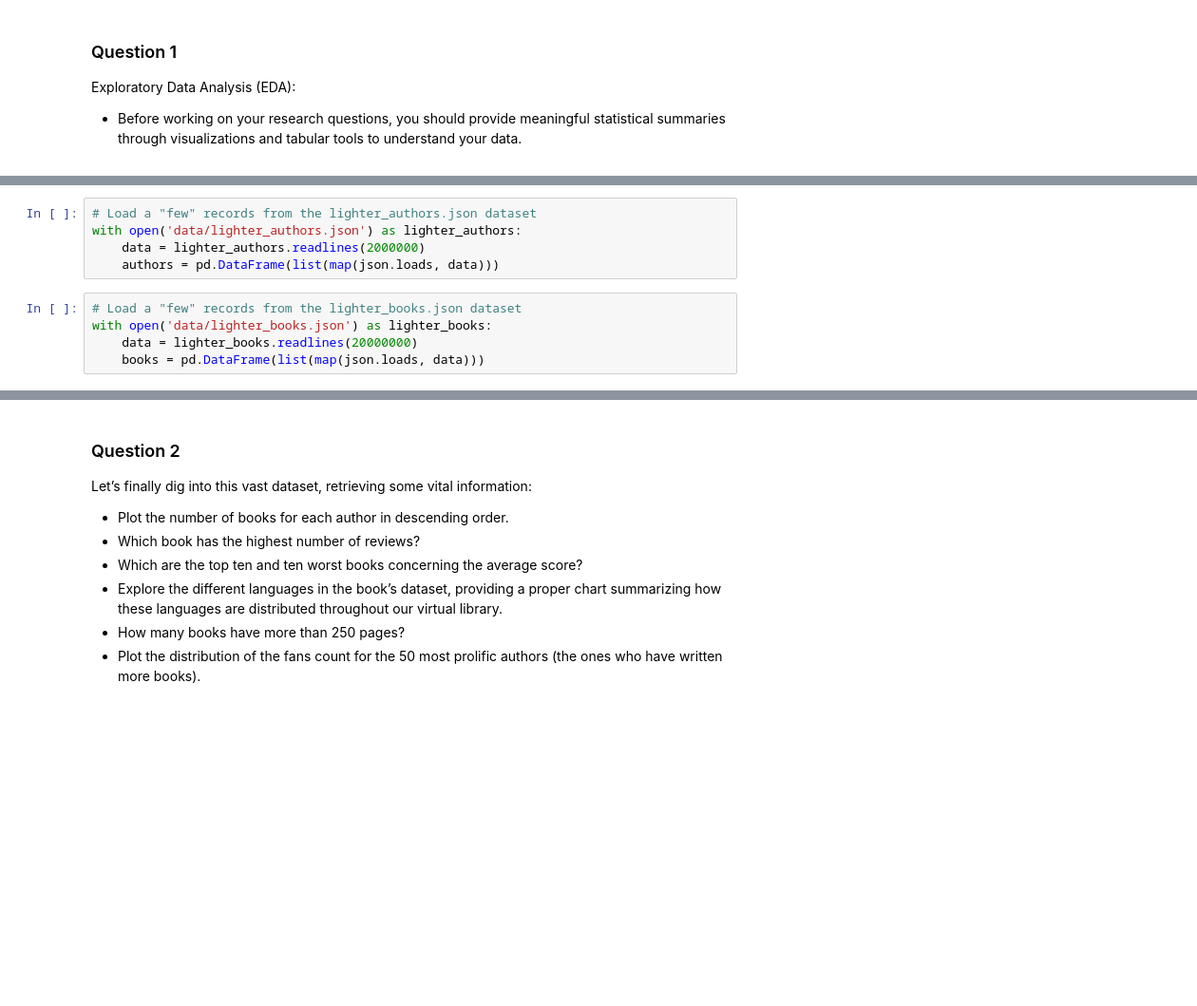
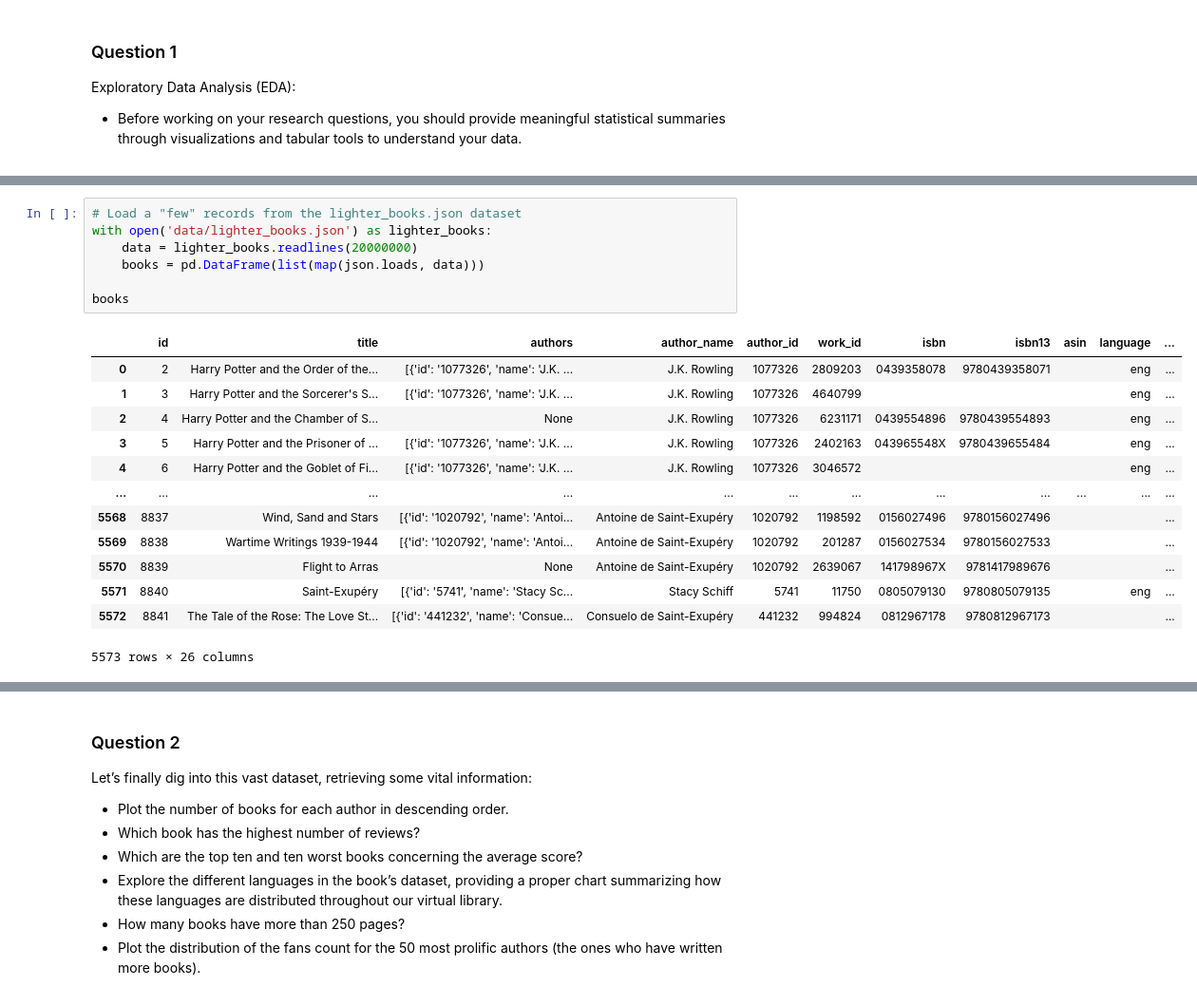
Before and after one commit to michele-42/HW2, a Jupyter notebook: main.ipynb, the cells around one changed output, grey strips where cells are left out. Shown at 95% size. Drawn from its saved outputs; the diff is of its cells as text; blank space fills up the shorter version.

```diff
--- a/main.ipynb
+++ b/main.ipynb
@@ -16,11 +36,22 @@ Exploratory Data Analysis (EDA):<br>
 # %%
-# Load a "few" records from the lighter_authors.json dataset
-with open('data/lighter_authors.json') as lighter_authors:
-    data = lighter_authors.readlines(2000000)
-    authors = pd.DataFrame(list(map(json.loads, data)))
+# Load a "few" records from the lighter_books.json dataset
+with open('data/lighter_books.json') as lighter_books:
+    data = lighter_books.readlines(20000000)
+    books = pd.DataFrame(list(map(json.loads, data)))
+
+books
+# %% [output]
+|  | id | title | authors | author_name | author_id | work_id | isbn | isbn13 | asin | language | ... |
+| 0 | 2 | Harry Potter and the Order of the... | [{'id': '1077326', 'name': 'J.K. ... | J.K. Rowling | 1077326 | 2809203 | 0439358078 | 9780439358071 |  | eng | ... |
+| 1 | 3 | Harry Potter and the Sorcerer's S... | [{'id': '1077326', 'name': 'J.K. ... | J.K. Rowling | 1077326 | 4640799 |  |  |  | eng | ... |
+| 2 | 4 | Harry Potter and the Chamber of S... | None | J.K. Rowling | 1077326 | 6231171 | 0439554896 | 9780439554893 |  | eng | ... |
+| 3 | 5 | Harry Potter and the Prisoner of ... | [{'id': '1077326', 'name': 'J.K. ... | J.K. Rowling | 1077326 | 2402163 | 043965548X | 9780439655484 |  | eng | ... |
+| 4 | 6 | Harry Potter and the Goblet of Fi... | [{'id': '1077326', 'name': 'J.K. ... | J.K. Rowling | 1077326 | 3046572 |  |  |  | eng | ... |
+| ... | ... | ... | ... | ... | ... | ... | ... | ... | ... | ... | ... |
+| 5568 | 8837 | Wind, Sand and Stars | [{'id': '1020792', 'name': 'Antoi... | Antoine de Saint-Exupéry | 1020792 | 1198592 | 0156027496 | 9780156027496 |  |  | ... |
+| 5569 | 8838 | Wartime Writings 1939-1944 | [{'id': '1020792', 'name': 'Antoi... | Antoine de Saint-Exupéry | 1020792 | 201287 | 0156027534 | 9780156027533 |  |  | ... |
+| 5570 | 8839 | Flight to Arras | None | Antoine de Saint-Exupéry | 1020792 | 2639067 | 141798967X | 9781417989676 |  |  | ... |
+| 5571 | 8840 | Saint-Exupéry | [{'id': '5741', 'name': 'Stacy Sc... | Stacy Schiff | 5741 | 11750 | 0805079130 | 9780805079135 |  | eng | ... |
+| 5572 | 8841 | The Tale of the Rose: The Love St... | [{'id': '441232', 'name': 'Consue... | Consuelo de Saint-Exupéry | 441232 | 994824 | 0812967178 | 9780812967173 |  |  | ... |
+5573 rows × 26 columns
-# %%
-# Load a "few" records from the lighter_books.json dataset
-with open('data/lighter_books.json') as lighter_books:
-    data = lighter_books.readlines(20000000)
-    books = pd.DataFrame(list(map(json.loads, data)))
 # %%
```
Also changed, not shown: parts of 20 cells of this notebook.
